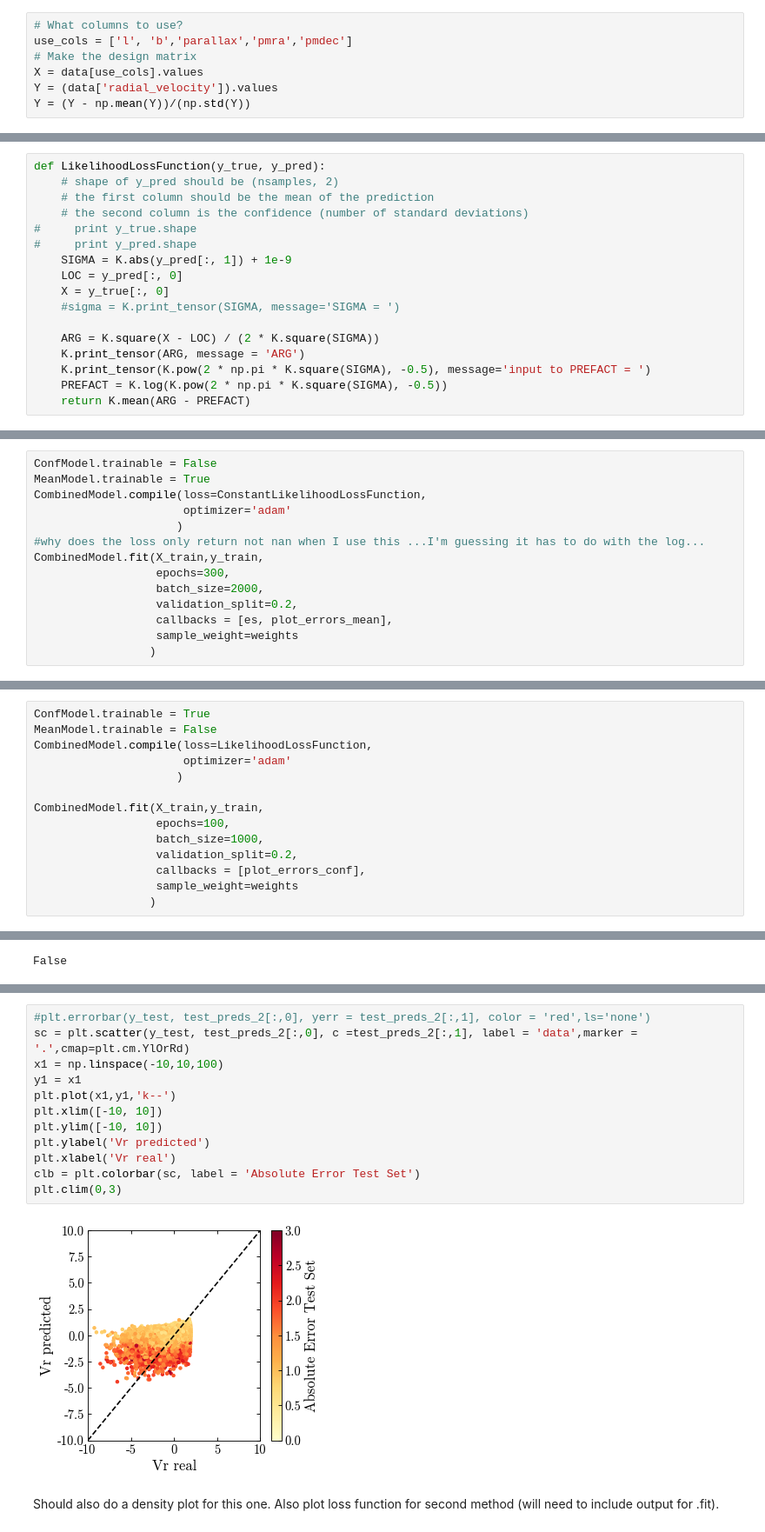
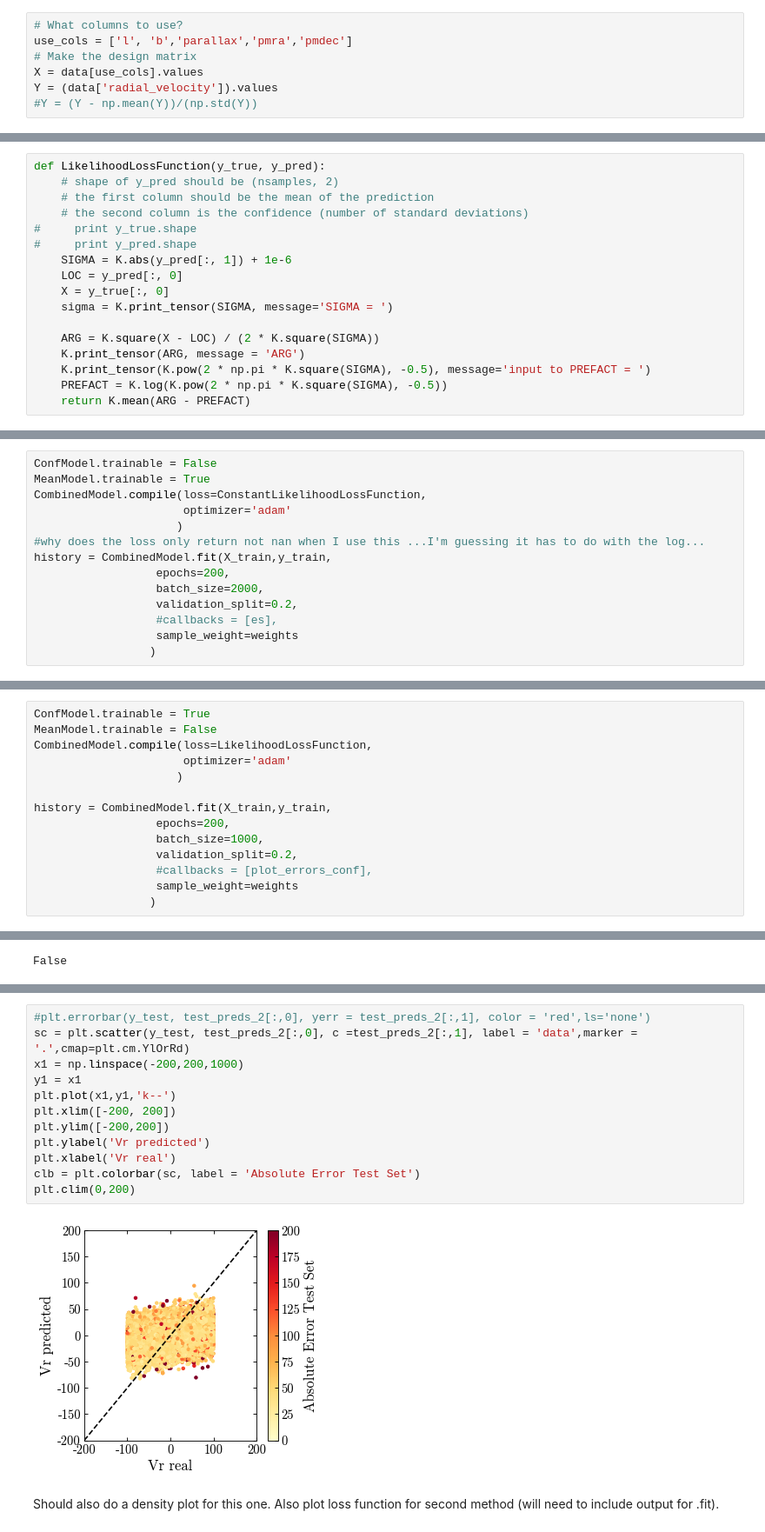
Before and after one commit to adropulic/datax_gaia, a Jupyter notebook: RVTrial3.ipynb, the cells around one changed output, grey strips where cells are left out. Shown: that part at 87% size. Saved outputs shown, nothing was run; the diff lists cells and outputs as text.

Commit message:
updating plots

```diff
--- a/RVTrial3.ipynb
+++ b/RVTrial3.ipynb
@@ -68,7 +70,7 @@ use_cols = ['l', 'b','parallax','pmra','pmdec']
 # Make the design matrix
 X = data[use_cols].values
 Y = (data['radial_velocity']).values
-Y = (Y - np.mean(Y))/(np.std(Y))
+#Y = (Y - np.mean(Y))/(np.std(Y))
 # %%
 print(X.shape)
 print(Y.shape)
@@ -236,10 +238,10 @@ def LikelihoodLossFunction(y_true, y_pred):
     # the second column is the confidence (number of standard deviations)
 #     print y_true.shape
 #     print y_pred.shape
-    SIGMA = K.abs(y_pred[:, 1]) + 1e-9
+    SIGMA = K.abs(y_pred[:, 1]) + 1e-6
     LOC = y_pred[:, 0]
     X = y_true[:, 0]
-    #sigma = K.print_tensor(SIGMA, message='SIGMA = ')
+    sigma = K.print_tensor(SIGMA, message='SIGMA = ')
 
     ARG = K.square(X - LOC) / (2 * K.square(SIGMA))
     K.print_tensor(ARG, message = 'ARG')
@@ -315,11 +317,11 @@ CombinedModel.compile(loss=ConstantLikelihoodLossFunction,
                       optimizer='adam'
                      )
 #why does the loss only return not nan when I use this ...I'm guessing it has to do with the log...
-CombinedModel.fit(X_train,y_train,
-                  epochs=300,
+history = CombinedModel.fit(X_train,y_train,
+                  epochs=200,
                   batch_size=2000,
                   validation_split=0.2,
-                  callbacks = [es, plot_errors_mean],
+                  #callbacks = [es],
                   sample_weight=weights
                  )
 # %% [output]
@@ -339,11 +376,11 @@ CombinedModel.compile(loss=LikelihoodLossFunction,
                       optimizer='adam'
                      )
 
-CombinedModel.fit(X_train,y_train,
-                  epochs=100,
+history = CombinedModel.fit(X_train,y_train,
+                  epochs=200,
                   batch_size=1000,
                   validation_split=0.2,
-                  callbacks = [plot_errors_conf],
+                  #callbacks = [plot_errors_conf],
                   sample_weight=weights
                  )
 # %% [output]
@@ -402,16 +463,16 @@ Text(0, 0.5, 'Error on Vr predicted')
 # %%
 #plt.errorbar(y_test, test_preds_2[:,0], yerr = test_preds_2[:,1], color = 'red',ls='none')
 sc = plt.scatter(y_test, test_preds_2[:,0], c =test_preds_2[:,1], label = 'data',marker = '.',cmap=plt.cm.YlOrRd)
-x1 = np.linspace(-10,10,100)
+x1 = np.linspace(-200,200,1000)
 y1 = x1
 plt.plot(x1,y1,'k--')
-plt.xlim([-10, 10])
-plt.ylim([-10, 10])
+plt.xlim([-200, 200])
+plt.ylim([-200,200])
 plt.ylabel('Vr predicted')
 plt.xlabel('Vr real')
 clb = plt.colorbar(sc, label = 'Absolute Error Test Set')
-plt.clim(0,3)
+plt.clim(0,200)
 # %% [output]
-[figure, old version]
+[figure, new version]
 # %% [markdown]
 Should also do a density plot for this one. Also plot loss function for second method (will need to include output for .fit).
```
Also changed, not shown: parts of 15 cells of this notebook.
